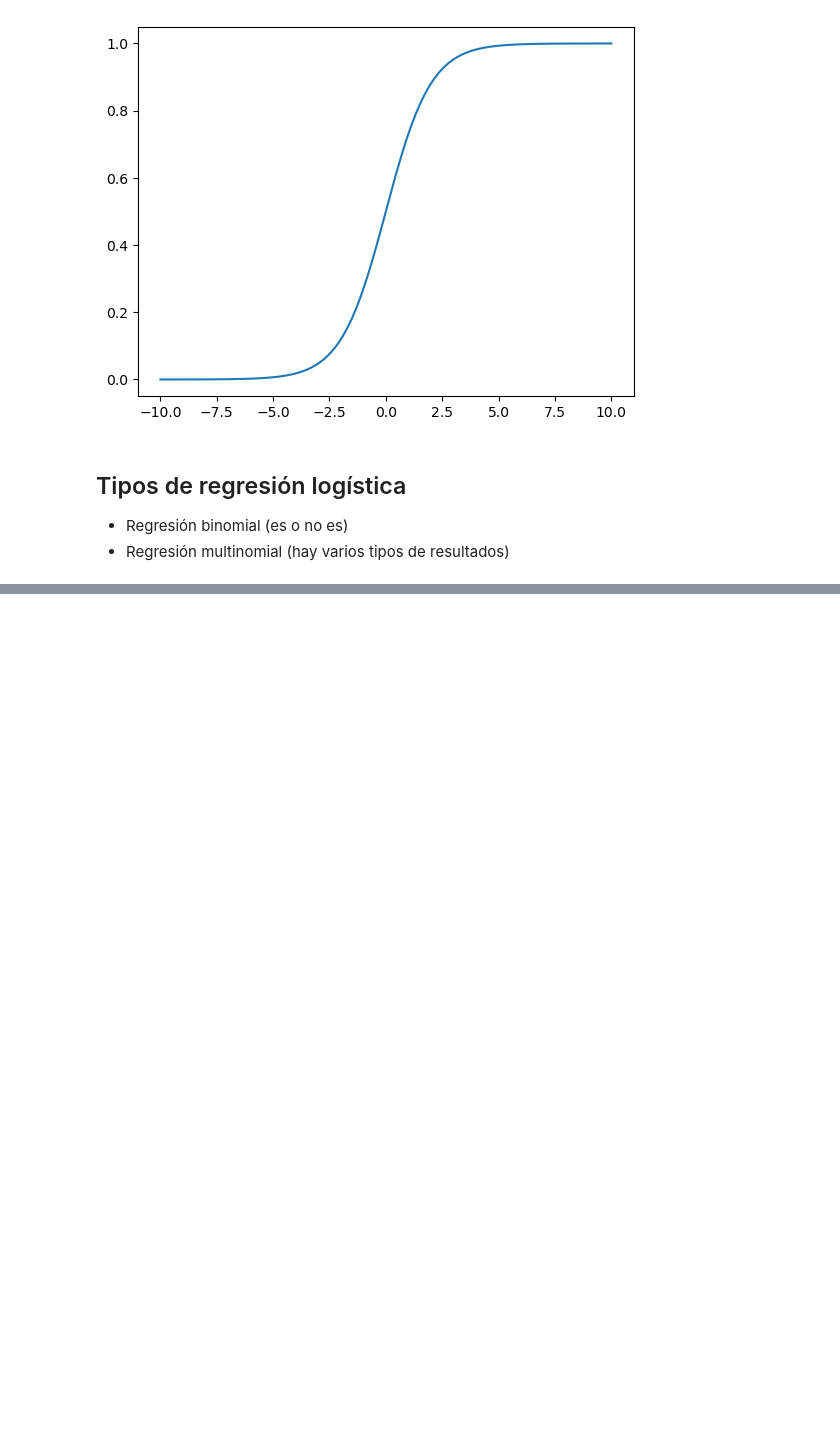
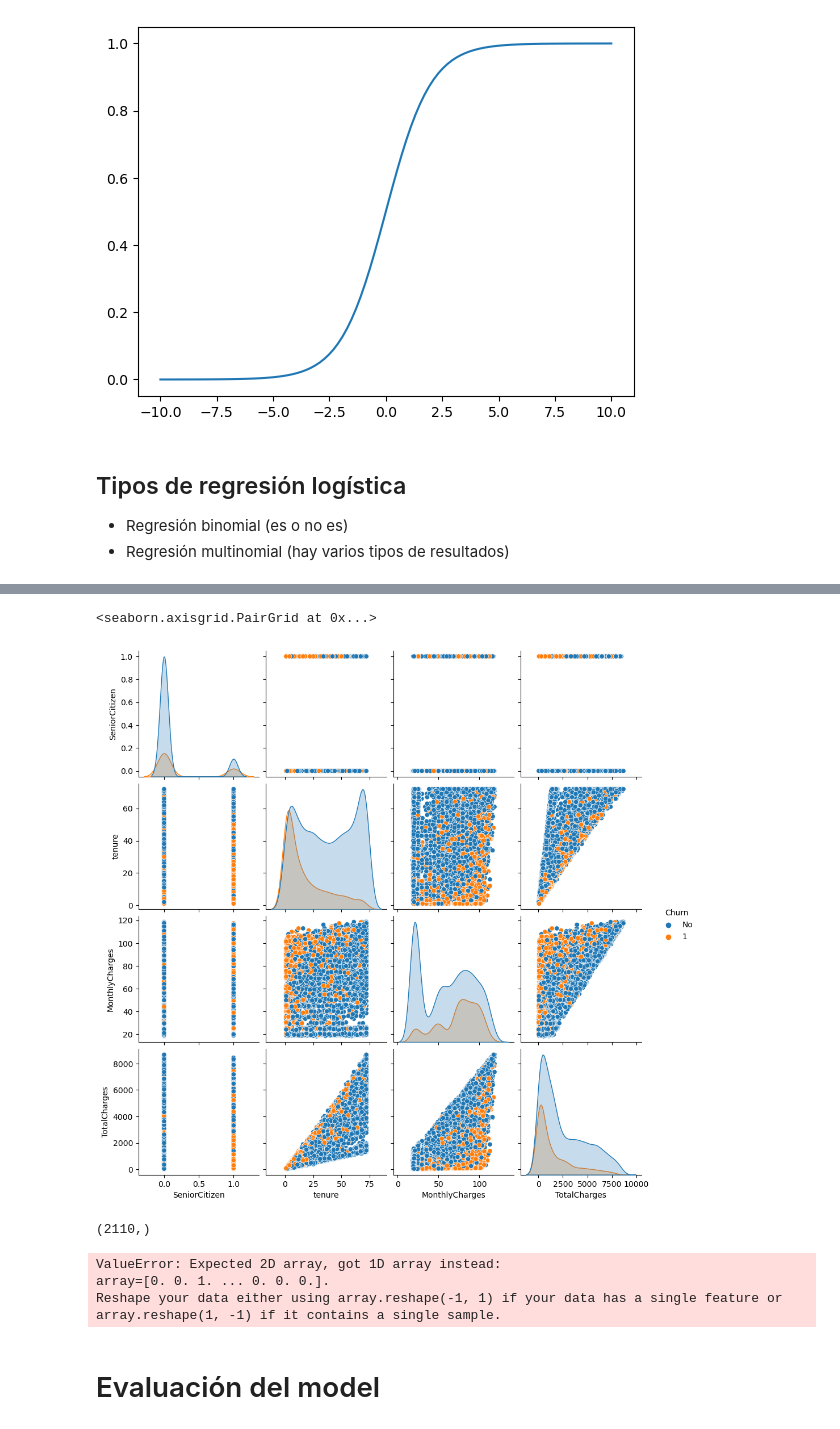
Before and after one commit to rodrigo2000m/apuntes_ML_python, a Jupyter notebook: regresion_logistica.ipynb, the cells around one changed output, grey strips where cells are left out. Drawn from its saved outputs; the diff is of its cells as text; code cells hidden in the pictures; blank space fills up the shorter version.

```diff
--- a/regresion_logistica.ipynb
+++ b/regresion_logistica.ipynb
@@ -160,0 +274,5 @@ plt.plot(z, sigm_func(z))
+# %%
+sns.pairplot(data=df_data, hue="Churn")
+# %% [output]
+<seaborn.axisgrid.PairGrid at 0x...>
+[figure, added]
@@ -160,0 +284,13 @@ plt.plot(z, sigm_func(z))
+# %%
+x_train.shape
+# %% [output]
+(2110,)
+# %%
+model = LogisticRegression()
+result = model.fit(x_train, y_train)
+# %% [output]
+ValueError: Expected 2D array, got 1D array instead:
+array=[0. 0. 1. ... 0. 0. 0.].
+Reshape your data either using array.reshape(-1, 1) if your data has a single feature or array.reshape(1, -1) if it contains a single sample.
+# %% [markdown]
+# Evaluación del model
```
Also changed, not shown: parts of 25 cells of this notebook, 2 other files.
